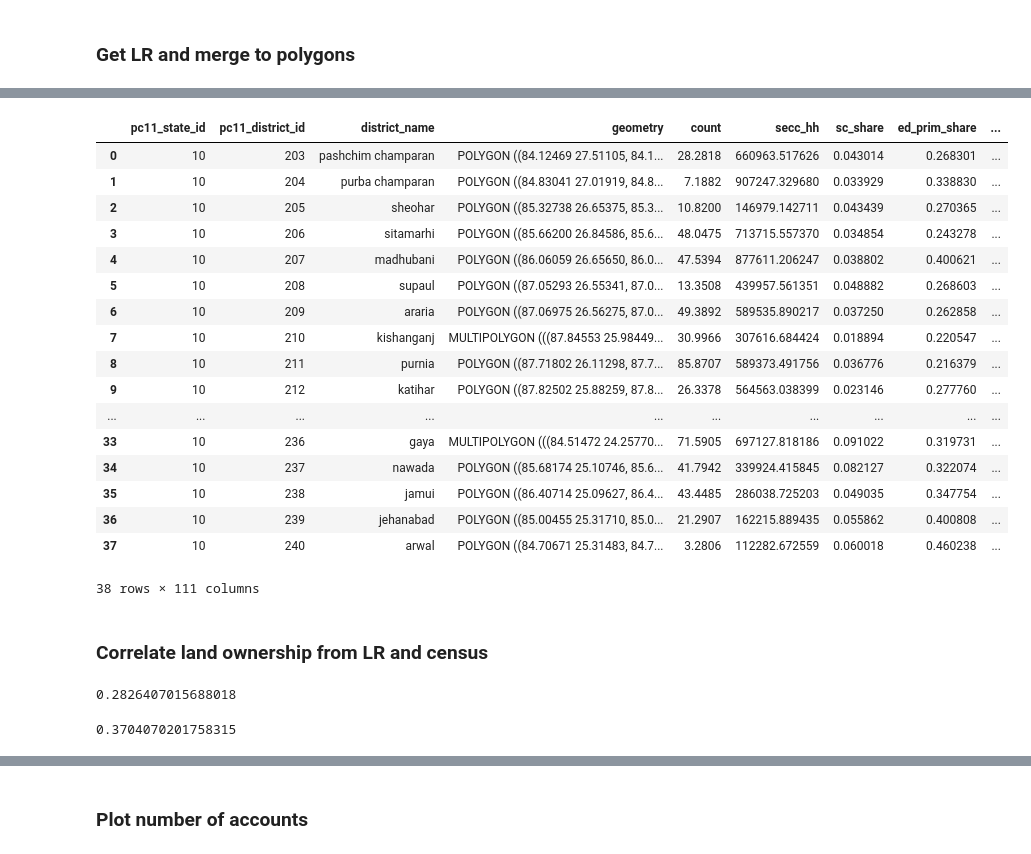
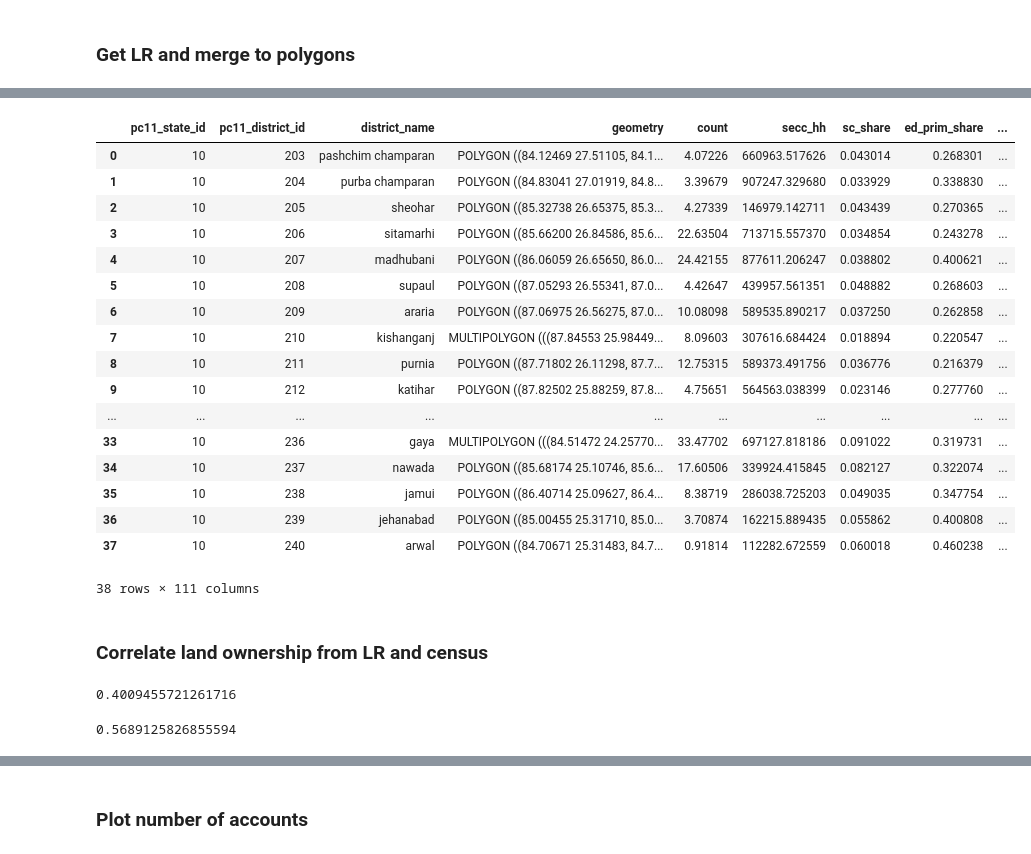
Before and after one commit to in-rolls/land, a Jupyter notebook: scripts/02_plot_districts.ipynb, the cells around one changed output, grey strips where cells are left out. Drawn from its saved outputs; the diff is of its cells as text; code cells hidden in the pictures.

```diff
--- a/scripts/02_plot_districts.ipynb
+++ b/scripts/02_plot_districts.ipynb
@@ -72,7 +78,7 @@ df_bihar_district = (
     .query(f"pc11_state_id=={bihar_state_id}")
     .remove_columns("pc11_state_id")
     .reset_index(drop=True)
-    .assign(own_land=lambda df_: df_["land_own_share"]* df_["secc_hh"]/10_000)
+    .assign(own_land=lambda df_: df_["land_own_share"] * df_["secc_hh"] / 100_000)
 )
 # https://docs.devdatalab.org/SHRUG-Metadata/Socio-Economic%20and%20Caste%20Census%20%282012%29/Tables/secc-mord-rural-metadata/
 df_bihar_district.info(verbose=True)
@@ -189,7 +193,11 @@ district_map_hand
 df_districts = (
     pd.read_csv("../shrug-scratch/districts.csv")
     .assign(district_name=lambda df_: df_["eng"].map(district_map_hand))
-    .assign(district_name=lambda df_: np.where(df_["district_name"].isna(), df_["eng"], df_["district_name"]))
+    .assign(
+        district_name=lambda df_: np.where(
+            df_["district_name"].isna(), df_["eng"], df_["district_name"]
+        )
+    )
     .remove_columns("eng")
 )
 df_districts
@@ -215,10 +223,9 @@ df_districts
 ### Get LR and merge to polygons
 # %%
 df_lr = (
-    get_fulldata(**{'usecols': ["account_no", "district", "6", "7", "8"]})
-    .drop_duplicates("account_no")
-    .rename_columns(new_column_names={"6": "acres", "7": "decimals", "8": "hectare"})
-    .assign(tt_area_acre=lambda df: df["acres"]+df["decimals"]/100)
+    get_fulldata(**{"usecols": ["district", "6", "7"]})
+    .rename_columns(new_column_names={"6": "acres", "7": "decimals"})
+    .assign(tt_area_acre=lambda df: df["acres"] + df["decimals"] / 100)
     .query("tt_area_acre>0")
     .merge(df_districts, how="left", on="district", validate="m:1")
 )
@@ -235,47 +242,54 @@ df_lr.head()
 # %%
 gdf_lr_accounts = (
-    gpd.read_file("../data/shrug/geometries_shrug-v1.5.samosa-open-polygons-gpkg/district.gpkg")
+    gpd.read_file(
+        "../data/shrug/geometries_shrug-v1.5.samosa-open-polygons-gpkg/district.gpkg"
+    )
     .query(f"pc11_state_id=='{bihar_state_id}'")
     .assign(district_name=lambda df: df["district_name"].str.lower())
     .astype({"pc11_district_id": int})
-    .merge(df_lr.groupby("district_name").size().reset_index(), on="district_name", how="inner", validate="1:m")
+    .merge(
+        df_lr.groupby("district_name").size().reset_index(),
+        on="district_name",
+        how="inner",
+        validate="1:m",
+    )
     .rename_column(0, "count")
     .merge(df_bihar_district, on="pc11_district_id", how="left", validate="1:1")
-    .assign(count=lambda df_: df_["count"]/10_000)
-    # Get x - y coords
+    .assign(count=lambda df_: df_["count"] / 100_000)
+    # Get x - y coords (for annotation on map)
     .assign(x=lambda gdf_: gdf_["geometry"].centroid.x)
     .assign(y=lambda gdf_: gdf_["geometry"].centroid.y)
 )
 gdf_lr_accounts
 # %% [output]
 |  | pc11_state_id | pc11_district_id | district_name | geometry | count | secc_hh | sc_share | ed_prim_share | ... |
-| 0 | 10 | 203 | pashchim champaran | POLYGON ((84.12469 27.51105, 84.1... | 28.2818 | 660963.517626 | 0.043014 | 0.268301 | ... |
-| 1 | 10 | 204 | purba champaran | POLYGON ((84.83041 27.01919, 84.8... | 7.1882 | 907247.329680 | 0.033929 | 0.338830 | ... |
-| 2 | 10 | 205 | sheohar | POLYGON ((85.32738 26.65375, 85.3... | 10.8200 | 146979.142711 | 0.043439 | 0.270365 | ... |
-| 3 | 10 | 206 | sitamarhi | POLYGON ((85.66200 26.84586, 85.6... | 48.0475 | 713715.557370 | 0.034854 | 0.243278 | ... |
-| 4 | 10 | 207 | madhubani | POLYGON ((86.06059 26.65650, 86.0... | 47.5394 | 877611.206247 | 0.038802 | 0.400621 | ... |
-| 5 | 10 | 208 | supaul | POLYGON ((87.05293 26.55341, 87.0... | 13.3508 | 439957.561351 | 0.048882 | 0.268603 | ... |
-| 6 | 10 | 209 | araria | POLYGON ((87.06975 26.56275, 87.0... | 49.3892 | 589535.890217 | 0.037250 | 0.262858 | ... |
-| 7 | 10 | 210 | kishanganj | MULTIPOLYGON (((87.84553 25.98449... | 30.9966 | 307616.684424 | 0.018894 | 0.220547 | ... |
-| 8 | 10 | 211 | purnia | POLYGON ((87.71802 26.11298, 87.7... | 85.8707 | 589373.491756 | 0.036776 | 0.216379 | ... |
-| 9 | 10 | 212 | katihar | POLYGON ((87.82502 25.88259, 87.8... | 26.3378 | 564563.038399 | 0.023146 | 0.277760 | ... |
+| 0 | 10 | 203 | pashchim champaran | POLYGON ((84.12469 27.51105, 84.1... | 4.07226 | 660963.517626 | 0.043014 | 0.268301 | ... |
+| 1 | 10 | 204 | purba champaran | POLYGON ((84.83041 27.01919, 84.8... | 3.39679 | 907247.329680 | 0.033929 | 0.338830 | ... |
+| 2 | 10 | 205 | sheohar | POLYGON ((85.32738 26.65375, 85.3... | 4.27339 | 146979.142711 | 0.043439 | 0.270365 | ... |
+| 3 | 10 | 206 | sitamarhi | POLYGON ((85.66200 26.84586, 85.6... | 22.63504 | 713715.557370 | 0.034854 | 0.243278 | ... |
+| 4 | 10 | 207 | madhubani | POLYGON ((86.06059 26.65650, 86.0... | 24.42155 | 877611.206247 | 0.038802 | 0.400621 | ... |
+| 5 | 10 | 208 | supaul | POLYGON ((87.05293 26.55341, 87.0... | 4.42647 | 439957.561351 | 0.048882 | 0.268603 | ... |
+| 6 | 10 | 209 | araria | POLYGON ((87.06975 26.56275, 87.0... | 10.08098 | 589535.890217 | 0.037250 | 0.262858 | ... |
+| 7 | 10 | 210 | kishanganj | MULTIPOLYGON (((87.84553 25.98449... | 8.09603 | 307616.684424 | 0.018894 | 0.220547 | ... |
+| 8 | 10 | 211 | purnia | POLYGON ((87.71802 26.11298, 87.7... | 12.75315 | 589373.491756 | 0.036776 | 0.216379 | ... |
+| 9 | 10 | 212 | katihar | POLYGON ((87.82502 25.88259, 87.8... | 4.75651 | 564563.038399 | 0.023146 | 0.277760 | ... |
 | ... | ... | ... | ... | ... | ... | ... | ... | ... | ... |
-| 33 | 10 | 236 | gaya | MULTIPOLYGON (((84.51472 24.25770... | 71.5905 | 697127.818186 | 0.091022 | 0.319731 | ... |
-| 34 | 10 | 237 | nawada | POLYGON ((85.68174 25.10746, 85.6... | 41.7942 | 339924.415845 | 0.082127 | 0.322074 | ... |
-| 35 | 10 | 238 | jamui | POLYGON ((86.40714 25.09627, 86.4... | 43.4485 | 286038.725203 | 0.049035 | 0.347754 | ... |
-| 36 | 10 | 239 | jehanabad | POLYGON ((85.00455 25.31710, 85.0... | 21.2907 | 162215.889435 | 0.055862 | 0.400808 | ... |
-| 37 | 10 | 240 | arwal | POLYGON ((84.70671 25.31483, 84.7... | 3.2806 | 112282.672559 | 0.060018 | 0.460238 | ... |
+| 33 | 10 | 236 | gaya | MULTIPOLYGON (((84.51472 24.25770... | 33.47702 | 697127.818186 | 0.091022 | 0.319731 | ... |
+| 34 | 10 | 237 | nawada | POLYGON ((85.68174 25.10746, 85.6... | 17.60506 | 339924.415845 | 0.082127 | 0.322074 | ... |
+| 35 | 10 | 238 | jamui | POLYGON ((86.40714 25.09627, 86.4... | 8.38719 | 286038.725203 | 0.049035 | 0.347754 | ... |
+| 36 | 10 | 239 | jehanabad | POLYGON ((85.00455 25.31710, 85.0... | 3.70874 | 162215.889435 | 0.055862 | 0.400808 | ... |
+| 37 | 10 | 240 | arwal | POLYGON ((84.70671 25.31483, 84.7... | 0.91814 | 112282.672559 | 0.060018 | 0.460238 | ... |
 38 rows × 111 columns
 # %% [markdown]
 ### Correlate land ownership from LR and census
 # %%
 gdf_lr_accounts["count"].corr(gdf_lr_accounts["own_land"])
 # %% [output]
-0.2826407015688018
+0.4009455721261716
 # %%
 gdf_lr_accounts["count"].corr(gdf_lr_accounts["total_21_above"])
 # %% [output]
-0.3704070201758315
+0.5689125826855594
 # %%
 gdf_lr_accounts["own_land"].corr(gdf_lr_accounts["total_21_above"])
 # %% [output]
```
Also changed, not shown: parts of 31 cells of this notebook, 6 other files.
